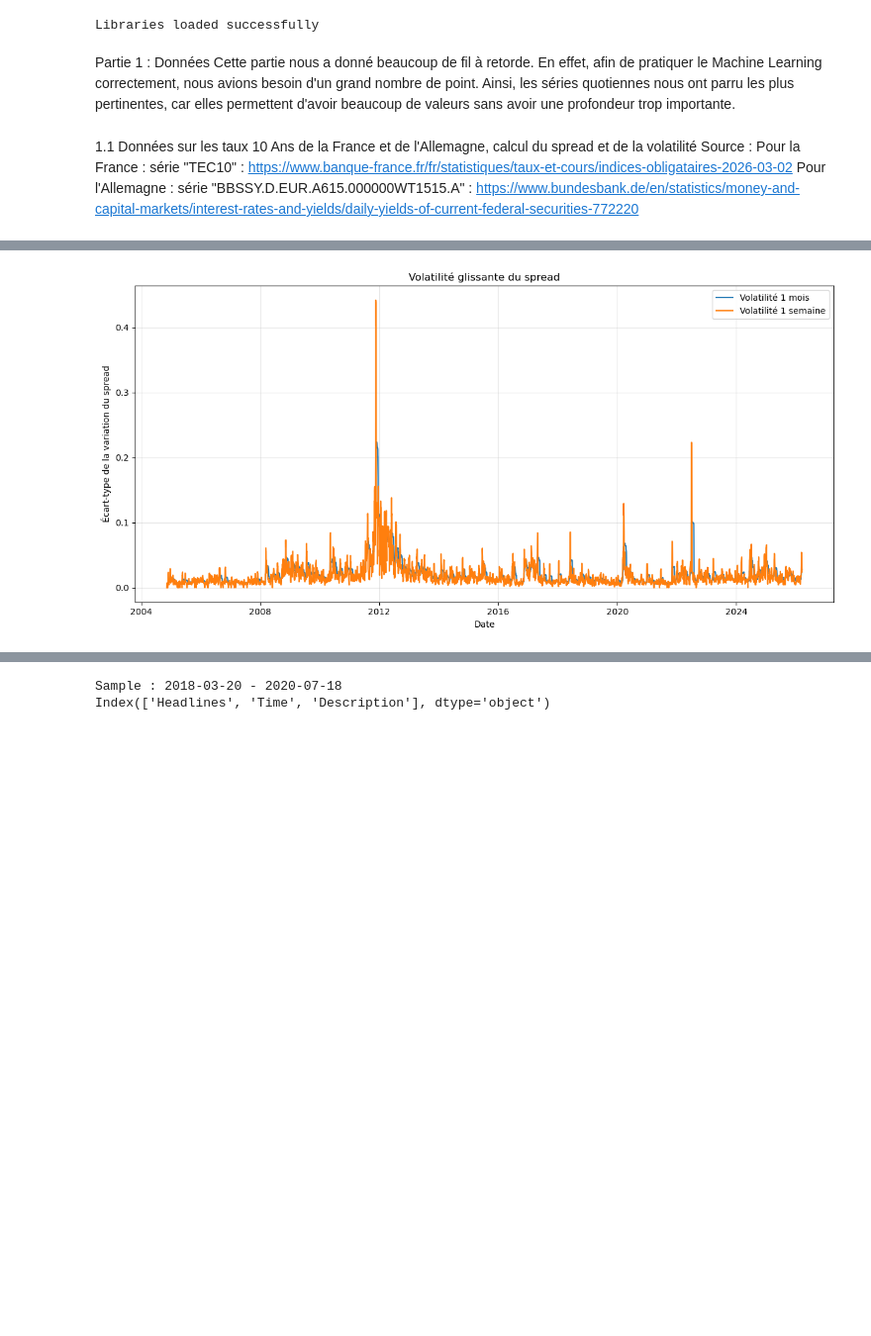
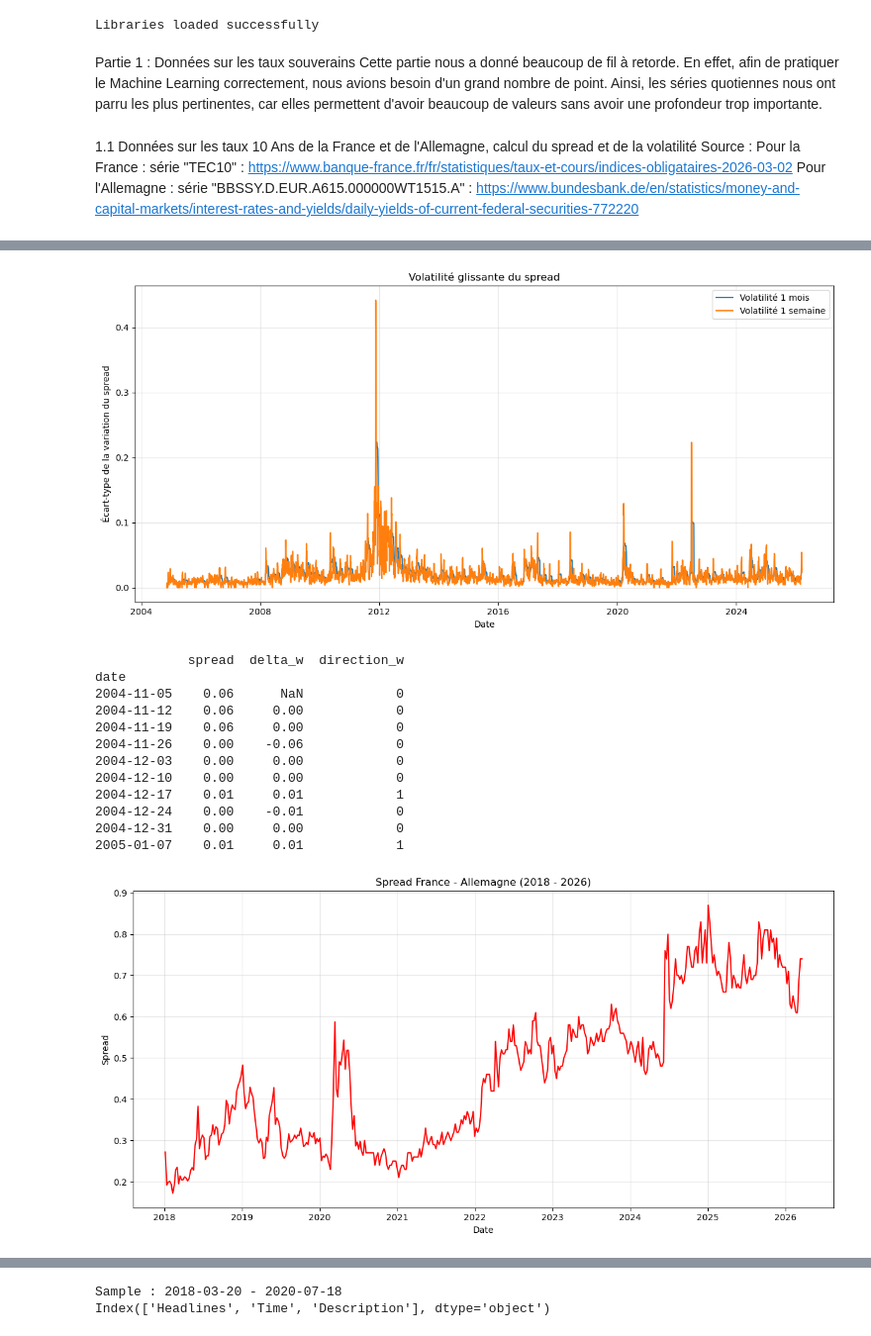
Before and after one commit to MarionSrl/ml-news-spread, a Jupyter notebook: notebooks/01_data_collection_VMM.ipynb, the cells around one changed output, grey strips where cells are left out. Shown at 99% size. Saved outputs shown, nothing was run; the diff lists cells and outputs as text; code cells hidden in the pictures; blank space fills up the shorter version.

```diff
--- a/notebooks/01_data_collection_VMM.ipynb
+++ b/notebooks/01_data_collection_VMM.ipynb
@@ -36,7 +36,7 @@ print("Libraries loaded successfully")
 # %% [output]
 Libraries loaded successfully
 # %% [markdown]
-Partie 1 : Données
+Partie 1 : Données sur les taux souverains
 Cette partie nous a donné beaucoup de fil à retorde. En effet, afin de pratiquer le Machine Learning correctement, nous avions besoin d'un grand nombre de point. Ainsi, les séries quotiennes nous ont parru les plus pertinentes, car elles permettent d'avoir beaucoup de valeurs sans avoir une profondeur trop importante.
 # %% [markdown]
 1.1 Données sur les taux 10 Ans de la France et de l'Allemagne, calcul du spread et de la volatilité
@@ -135,31 +135,72 @@ plt.show()
 plt.figure(figsize=(12, 6))
 plt.plot(spread.index, spread["vol_1m"], label="Volatilité 1 mois")
 plt.plot(spread.index, spread["vol_1w"], label="Volatilité 1 semaine")
 plt.title("Volatilité glissante du spread")
 plt.xlabel("Date")
 plt.ylabel("Écart-type de la variation du spread")
 plt.legend()
 plt.grid(True, alpha=0.3)
 plt.tight_layout()
 plt.show()
+
+# -------------------------
+# 6) Version hebdomadaire (vendredi)
+# -------------------------
+
+spread_weekly = spread.resample("W-FRI").last()
+
+# delta hebdo
+spread_weekly["delta_w"] = spread_weekly["spread"].diff()
+
+# direction hebdo
+spread_weekly["direction_w"] = (spread_weekly["delta_w"] > 0).astype(int)
+
+# aperçu
+print(spread_weekly[["spread", "delta_w", "direction_w"]].head(10))
+
+spread_w_2018_2026 = spread_weekly.loc["2018":"2026"]
+
+plt.figure(figsize=(12, 6))
+plt.plot(spread_w_2018_2026.index, spread_w_2018_2026["spread"], color="red")
+
+plt.title("Spread France - Allemagne (2018 - 2026)")
+plt.xlabel("Date")
+plt.ylabel("Spread")
+plt.grid(True, alpha=0.3)
+
+plt.tight_layout()
+plt.show()
 # %% [output]
             fr_10y  de_10y  spread         delta  direction    vol_1m  \
 date
 2004-11-03    3.97    3.91    0.06           NaN          0       NaN
 2004-11-04    3.93    3.87    0.06  0.000000e+00          0       NaN
 2004-11-05    3.91    3.85    0.06  0.000000e+00          0       NaN
 2004-11-08    3.96    3.90    0.06  0.000000e+00          0       NaN
 2004-11-09    3.95    3.89    0.06  0.000000e+00          0       NaN
 ...            ...     ...     ...           ...        ...       ...
 2005-03-18    3.72    3.69    0.03  4.440892e-16          1  0.006530
 2005-03-21    3.76    3.73    0.03 -4.440892e-16          0  0.006530
 2005-03-22    3.74    3.70    0.04  1.000000e-02          1  0.006838
 2005-03-23    3.76    3.73    0.03 -1.000000e-02          0  0.007222
 ... (17 lines left out)
 direction
 0    0.554879
 1    0.445121
 Name: proportion, dtype: float64
 [figure]
 [figure]
+            spread  delta_w  direction_w
+date
+2004-11-05    0.06      NaN            0
+2004-11-12    0.06     0.00            0
+2004-11-19    0.06     0.00            0
+2004-11-26    0.00    -0.06            0
+2004-12-03    0.00     0.00            0
+2004-12-10    0.00     0.00            0
+2004-12-17    0.01     0.01            1
+2004-12-24    0.00    -0.01            0
+2004-12-31    0.00     0.00            0
+2005-01-07    0.01     0.01            1
+[figure, added]
 # %% [markdown]
```
Also changed, not shown: parts of 11 cells of this notebook.
